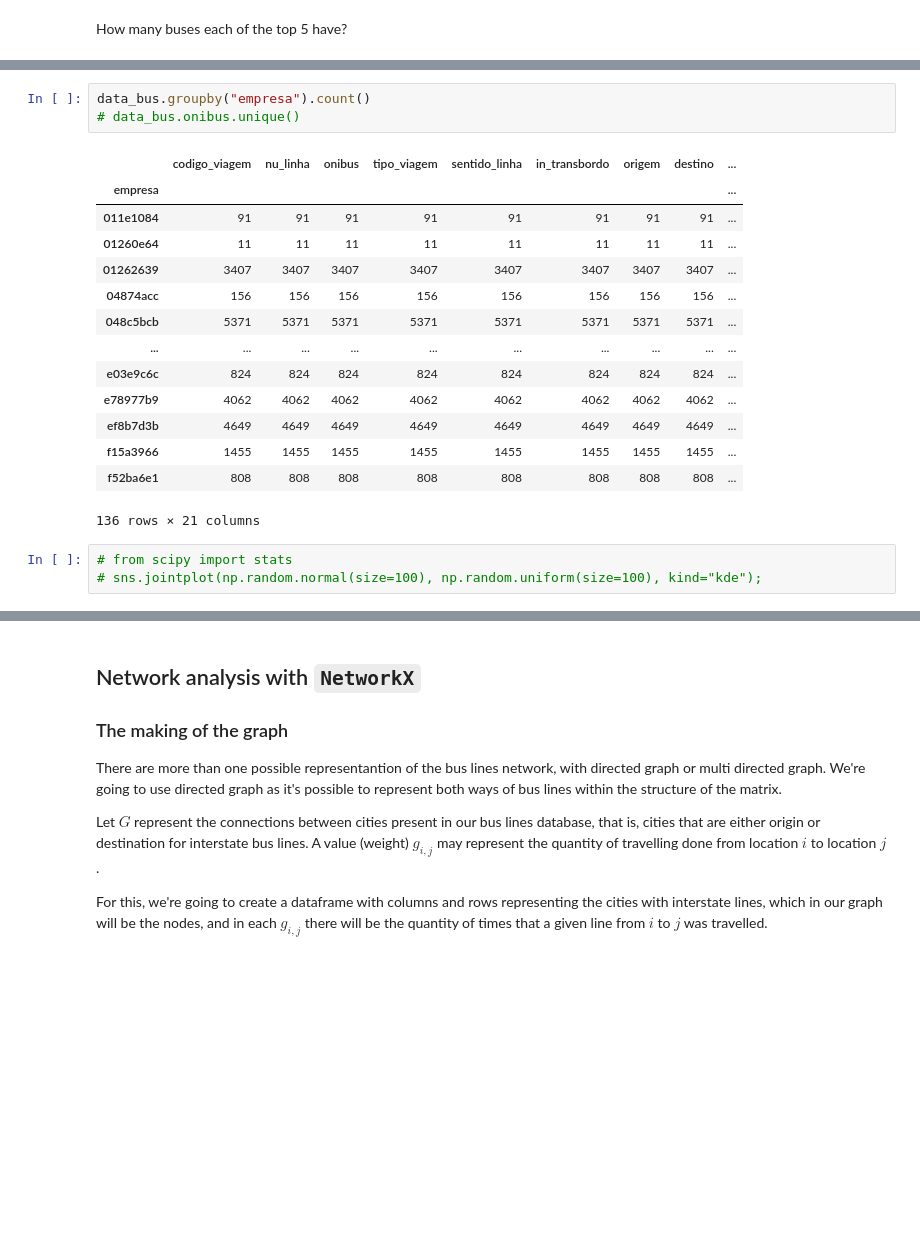
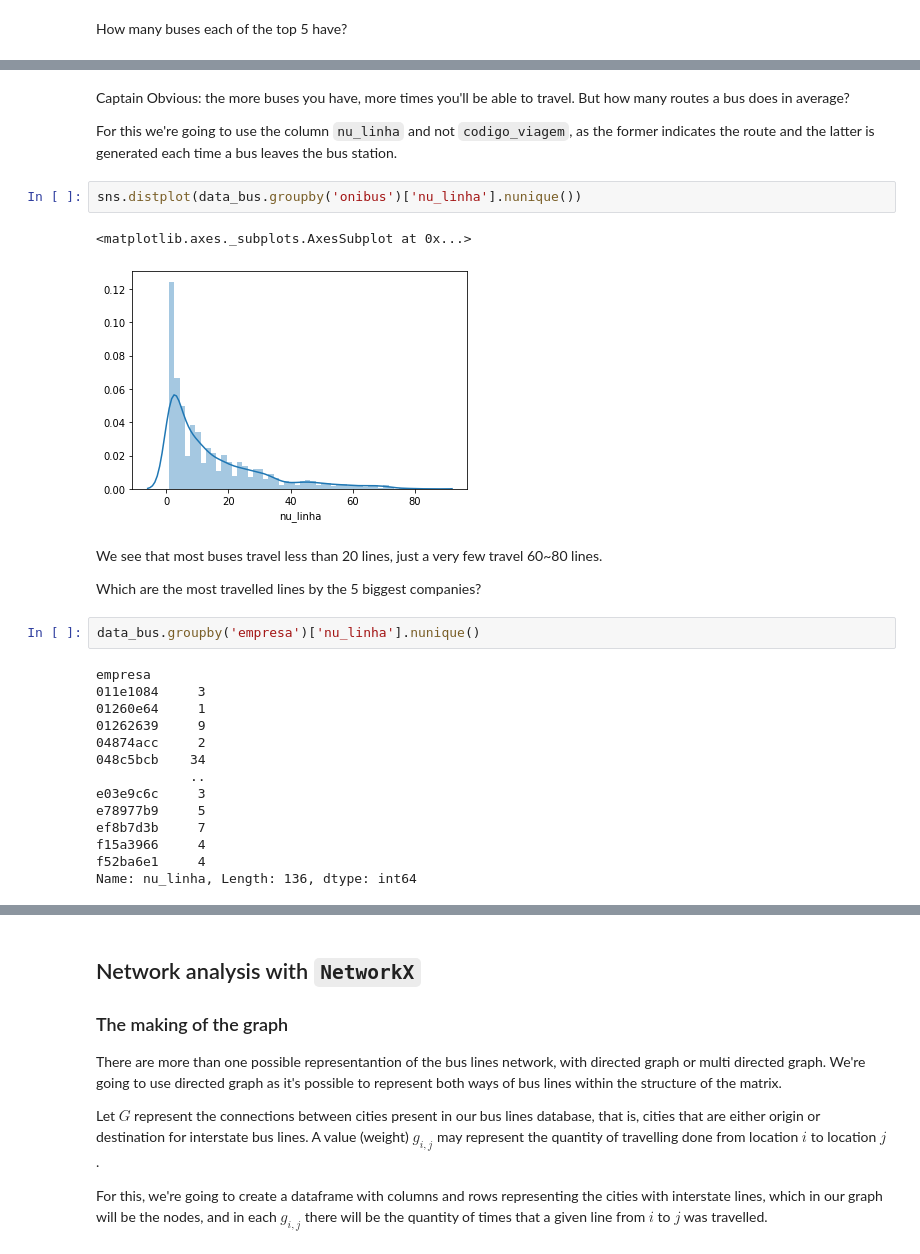
Before and after one commit to eduardochades/interstate-bus-routes-brazil, a Jupyter notebook: Time_and_Space_Brazilian_bus_routes.ipynb, the cells around one changed output, grey strips where cells are left out. Cells and saved outputs as stored; diff of their text form; blank space fills up the shorter version.

```diff
--- a/Time_and_Space_Brazilian_bus_routes.ipynb
+++ b/Time_and_Space_Brazilian_bus_routes.ipynb
@@ -182,21 +226,29 @@ How many buses each of the top 5 have?
+# %% [markdown]
+Captain Obvious: the more buses you have, more times you'll be able to travel. But how many routes a bus does in average?
+
+For this we're going to use the column `nu_linha` and not `codigo_viagem`, as the former indicates the route and the latter is generated each time a bus leaves the bus station.
+# %%
+sns.distplot(data_bus.groupby('onibus')['nu_linha'].nunique())
+# %% [output]
+<matplotlib.axes._subplots.AxesSubplot at 0x...>
+[figure, added]
+# %% [markdown]
+We see that most buses travel less than 20 lines, just a very few travel 60~80 lines.
+
+Which are the most travelled lines by the 5 biggest companies?
 # %%
-data_bus.groupby("empresa").count()
-# data_bus.onibus.unique()
+data_bus.groupby('empresa')['nu_linha'].nunique()
 # %% [output]
-|  | codigo_viagem | nu_linha | onibus | tipo_viagem | sentido_linha | in_transbordo | origem | destino | ... |
-| empresa |  |  |  |  |  |  |  |  | ... |
-| 011e1084 | 91 | 91 | 91 | 91 | 91 | 91 | 91 | 91 | ... |
-| 01260e64 | 11 | 11 | 11 | 11 | 11 | 11 | 11 | 11 | ... |
-| 01262639 | 3407 | 3407 | 3407 | 3407 | 3407 | 3407 | 3407 | 3407 | ... |
-| 04874acc | 156 | 156 | 156 | 156 | 156 | 156 | 156 | 156 | ... |
-| 048c5bcb | 5371 | 5371 | 5371 | 5371 | 5371 | 5371 | 5371 | 5371 | ... |
-| ... | ... | ... | ... | ... | ... | ... | ... | ... | ... |
-| e03e9c6c | 824 | 824 | 824 | 824 | 824 | 824 | 824 | 824 | ... |
-| e78977b9 | 4062 | 4062 | 4062 | 4062 | 4062 | 4062 | 4062 | 4062 | ... |
-| ef8b7d3b | 4649 | 4649 | 4649 | 4649 | 4649 | 4649 | 4649 | 4649 | ... |
-| f15a3966 | 1455 | 1455 | 1455 | 1455 | 1455 | 1455 | 1455 | 1455 | ... |
-| f52ba6e1 | 808 | 808 | 808 | 808 | 808 | 808 | 808 | 808 | ... |
-136 rows × 21 columns
+empresa
+011e1084     3
+01260e64     1
+01262639     9
+04874acc     2
+048c5bcb    34
+            ..
+e03e9c6c     3
+e78977b9     5
+ef8b7d3b     7
+f15a3966     4
+f52ba6e1     4
+Name: nu_linha, Length: 136, dtype: int64
-# %%
-# from scipy import stats
-# sns.jointplot(np.random.normal(size=100), np.random.uniform(size=100), kind="kde");
```
Also changed, not shown: parts of 13 cells of this notebook.
